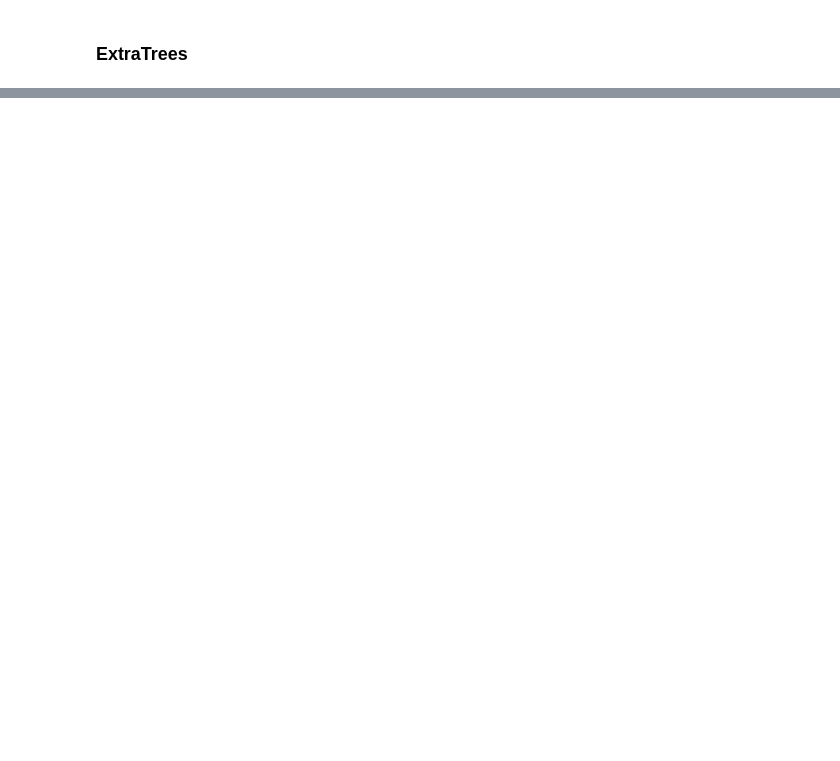
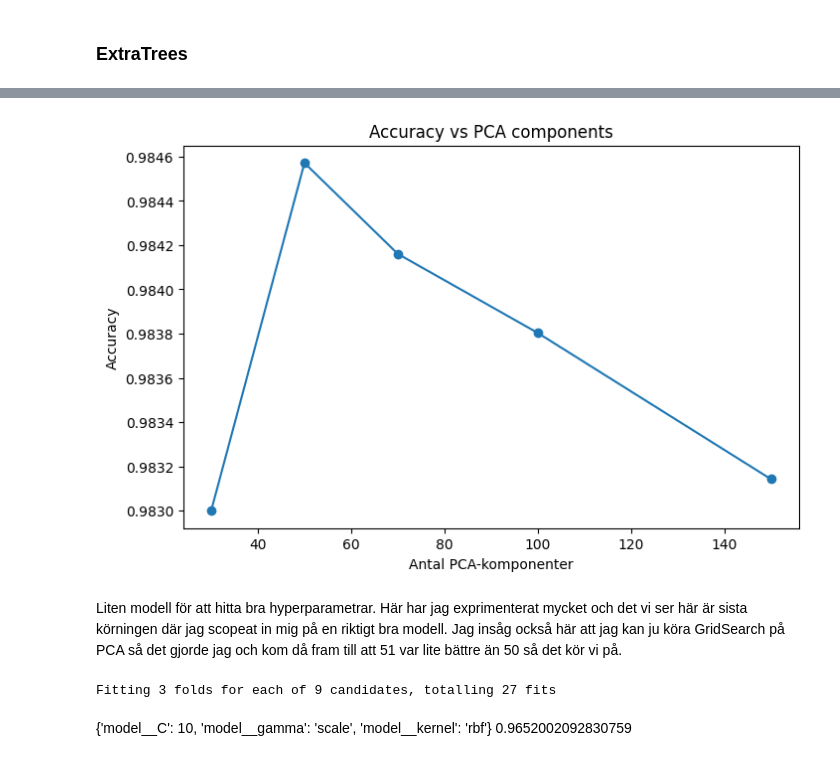
Before and after one commit to LinneMannen/ML_Kunskapskrav_2, a Jupyter notebook: Mnist_Modeller.ipynb, the cells around one changed output, grey strips where cells are left out. Saved outputs shown, nothing was run; the diff lists cells and outputs as text; code cells hidden in the pictures; blank space fills up the shorter version.

```diff
--- a/Mnist_Modeller.ipynb
+++ b/Mnist_Modeller.ipynb
@@ -199,0 +266,80 @@ Best hyperparams: {'model__n_estimators': 250}
+# %%
+# Lista med antal PCA-komponenter att testa
+components = [30, 50, 70, 100, 150]
+
+scores = []
+
+# Loopa över olika antal komponenter
+for n in components:
+
+    # Skapa pipeline med PCA + SVC
+    pipe = Pipeline([
+        ("pca", PCA(n_components=n, random_state=42)),
+        ("svc", SVC(kernel="rbf", C=10, gamma="scale"))
+    ])
+
+    # Kör cross validation och ta medel-accuracy
+    score = cross_val_score(pipe, X_train, y_train, cv=3, scoring="accuracy").mean()
+
+    scores.append(score)
+
+# Plotta accuracy mot antal komponenter
+plt.figure(figsize=(8,5))
+plt.plot(components, scores, marker="o")
+
+plt.xlabel("Antal PCA-komponenter")
+plt.ylabel("Accuracy")
+plt.title("Accuracy vs PCA components")
+
+plt.show()
+# %% [output]
+[figure, added]
+# %% [markdown]
+Liten modell för att hitta bra hyperparametrar. Här har jag exprimenterat mycket och det vi ser här är sista körningen där jag scopeat in mig på en riktigt bra modell. Jag insåg också här att jag kan ju köra GridSearch på PCA så det gjorde jag och kom då fram till att 51 var lite bättre än 50 så det kör vi på.
+# %%
+svc_clf = SVC()
+
+# Tar ut 10000 rader för att spara tid vid GridSearchandet.
+X_small = X_train[:10000]
+y_small = y_train[:10000]
+
+# Pipeline
+pipeline = Pipeline([
+    ("pca",PCA()),
+    ("model", svc_clf)
+    ],
+)
+
+# Crossvalidation
+cv = 3
+
+# Hyperparametrar
+param_grid = {
+    "pca__n_components": [50,51,52],
+    "model__C": [10,11,12],
+    "model__kernel" :["rbf"],
+    #"model__gamma": ["scale",0.01,0,5]
+    "model__gamma": ["scale"]
+}
+
+# Modell grid
+svc_small_grid = GridSearchCV(
+    pipeline,
+    param_grid=param_grid,
+    cv=cv,
+    scoring="accuracy",
+    verbose=1,
+    n_jobs=1
+)
+# Tränar modell
+svc_small_grid.fit(X_small, y_small)
+
+# Sparar resultat
+svc_small_accuracy = svc_small_grid.best_score_
+svc_small_params = svc_small_grid.best_params_
+models_results["SVC"] = {"Best accuracy": round(svc_small_accuracy,4)}
+# %% [output]
+Fitting 3 folds for each of 9 candidates, totalling 27 fits
+# %% [markdown]
+{'model__C': 10, 'model__gamma': 'scale', 'model__kernel': 'rbf'}
+0.9652002092830759
```
Also changed, not shown: parts of 36 cells of this notebook, 1 other file.
